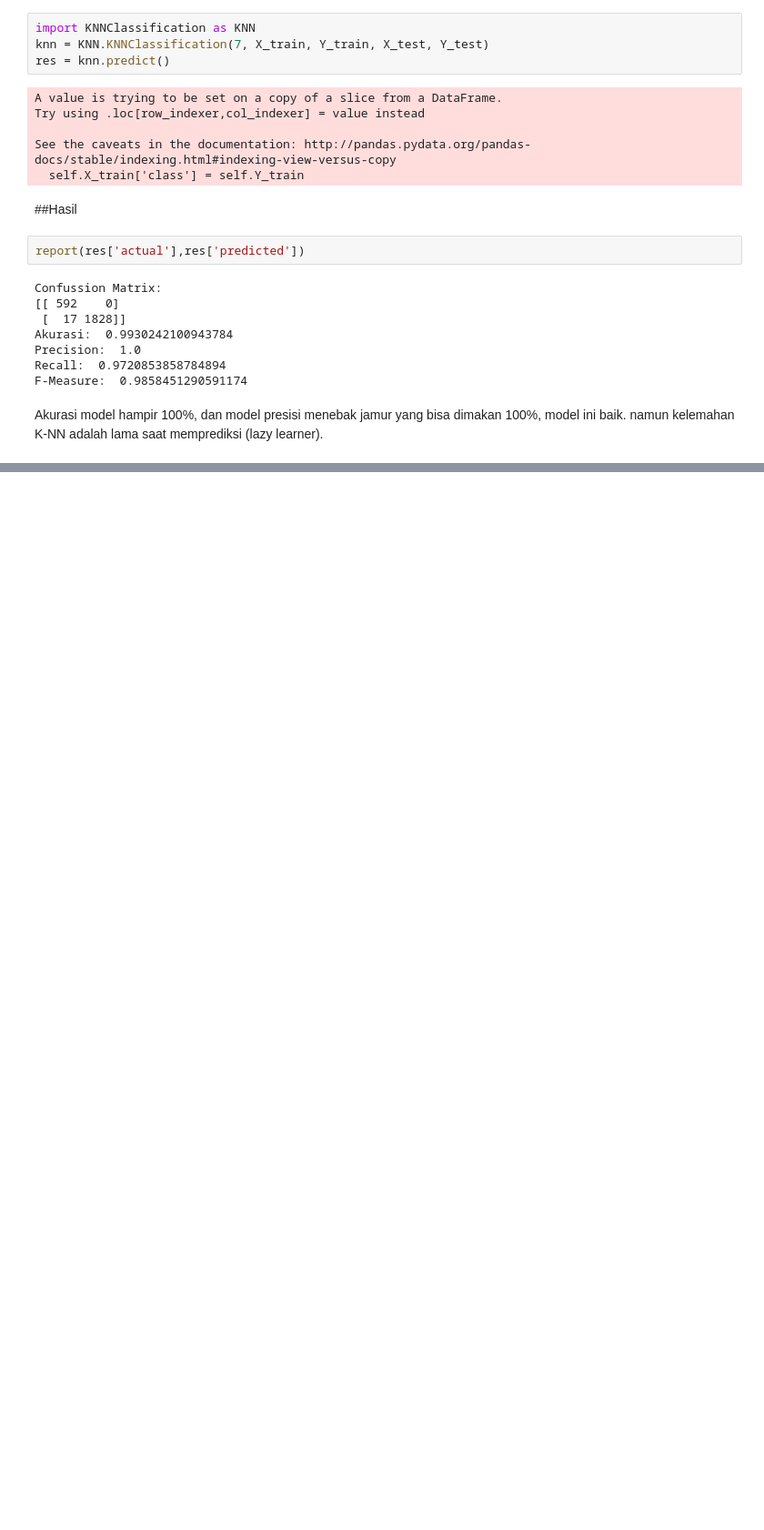
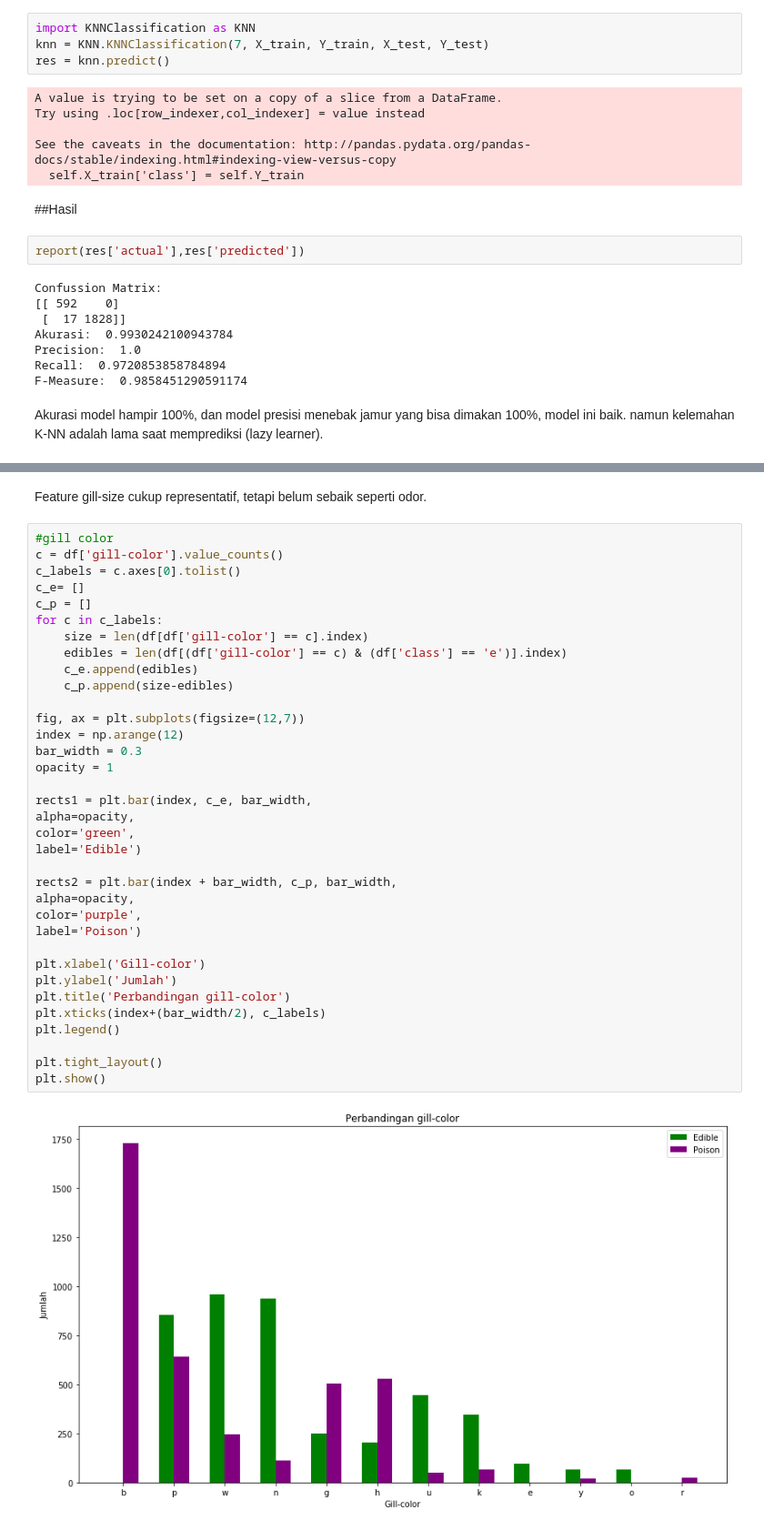
Before and after one commit to ijalalfrz/Mushroom-data-classification-, a Jupyter notebook: Mushroom data classification.ipynb, the cells around one changed output, grey strips where cells are left out. Shown: that part at 91% size. Drawn from its saved outputs; the diff is of its cells as text; blank space fills up the shorter version.

```diff
--- a/Mushroom data classification.ipynb
+++ b/Mushroom data classification.ipynb
@@ -216,0 +378,39 @@ Akurasi model hampir 100%, dan model presisi menebak jamur yang bisa dimakan 100
+# %% [markdown]
+Feature gill-size cukup representatif, tetapi belum sebaik seperti odor.
+# %%
+#gill color
+c = df['gill-color'].value_counts()
+c_labels = c.axes[0].tolist()
+c_e= []
+c_p = []
+for c in c_labels:
+    size = len(df[df['gill-color'] == c].index)
+    edibles = len(df[(df['gill-color'] == c) & (df['class'] == 'e')].index)
+    c_e.append(edibles)
+    c_p.append(size-edibles)
+
+fig, ax = plt.subplots(figsize=(12,7))
+index = np.arange(12)
+bar_width = 0.3
+opacity = 1
+
+rects1 = plt.bar(index, c_e, bar_width,
+alpha=opacity,
+color='green',
+label='Edible')
+
+rects2 = plt.bar(index + bar_width, c_p, bar_width,
+alpha=opacity,
+color='purple',
+label='Poison')
+
+plt.xlabel('Gill-color')
+plt.ylabel('Jumlah')
+plt.title('Perbandingan gill-color')
+plt.xticks(index+(bar_width/2), c_labels)
+plt.legend()
+
+plt.tight_layout()
+plt.show()
+# %% [output]
+[figure, added]
```
Also changed, not shown: parts of 19 cells of this notebook, 1 other file.
